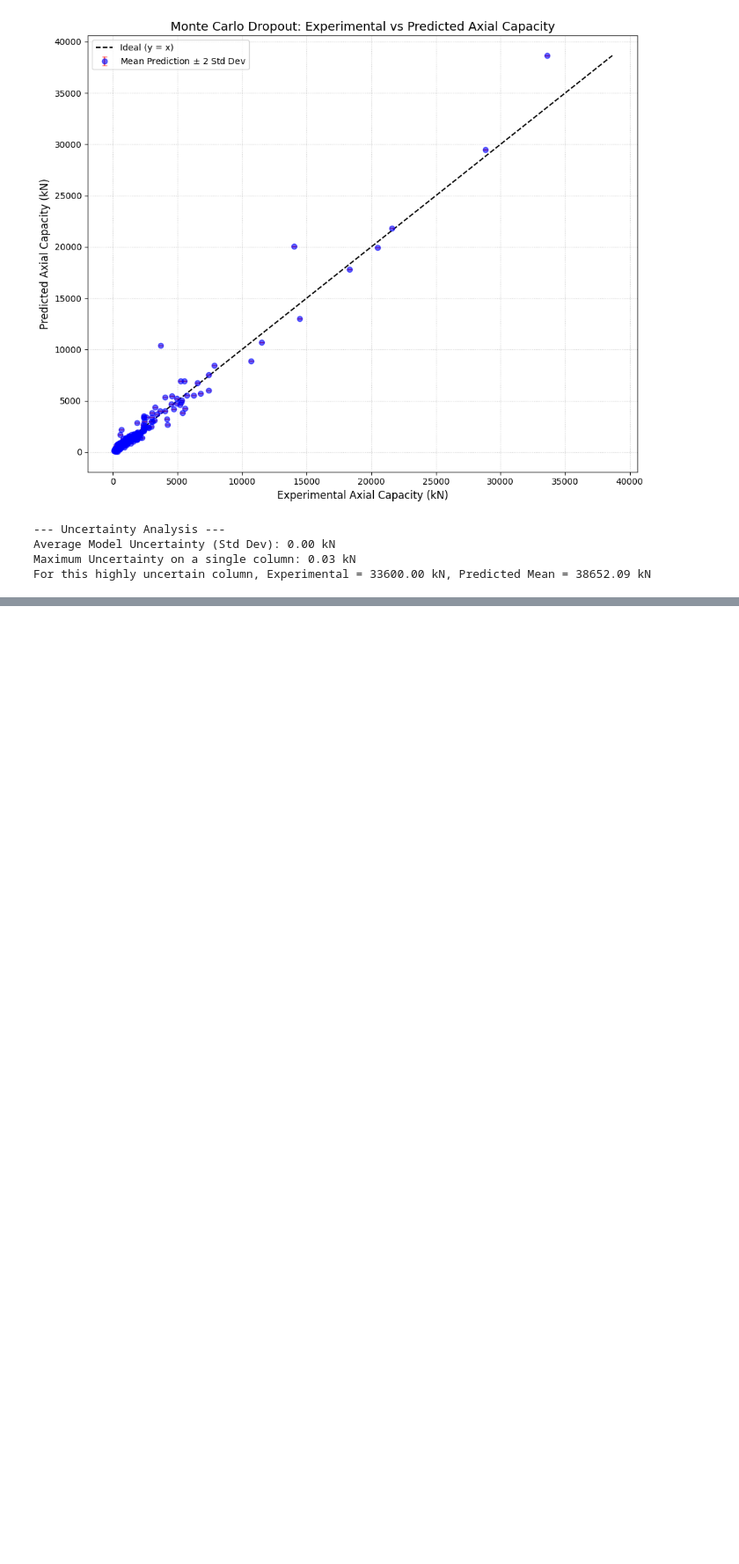
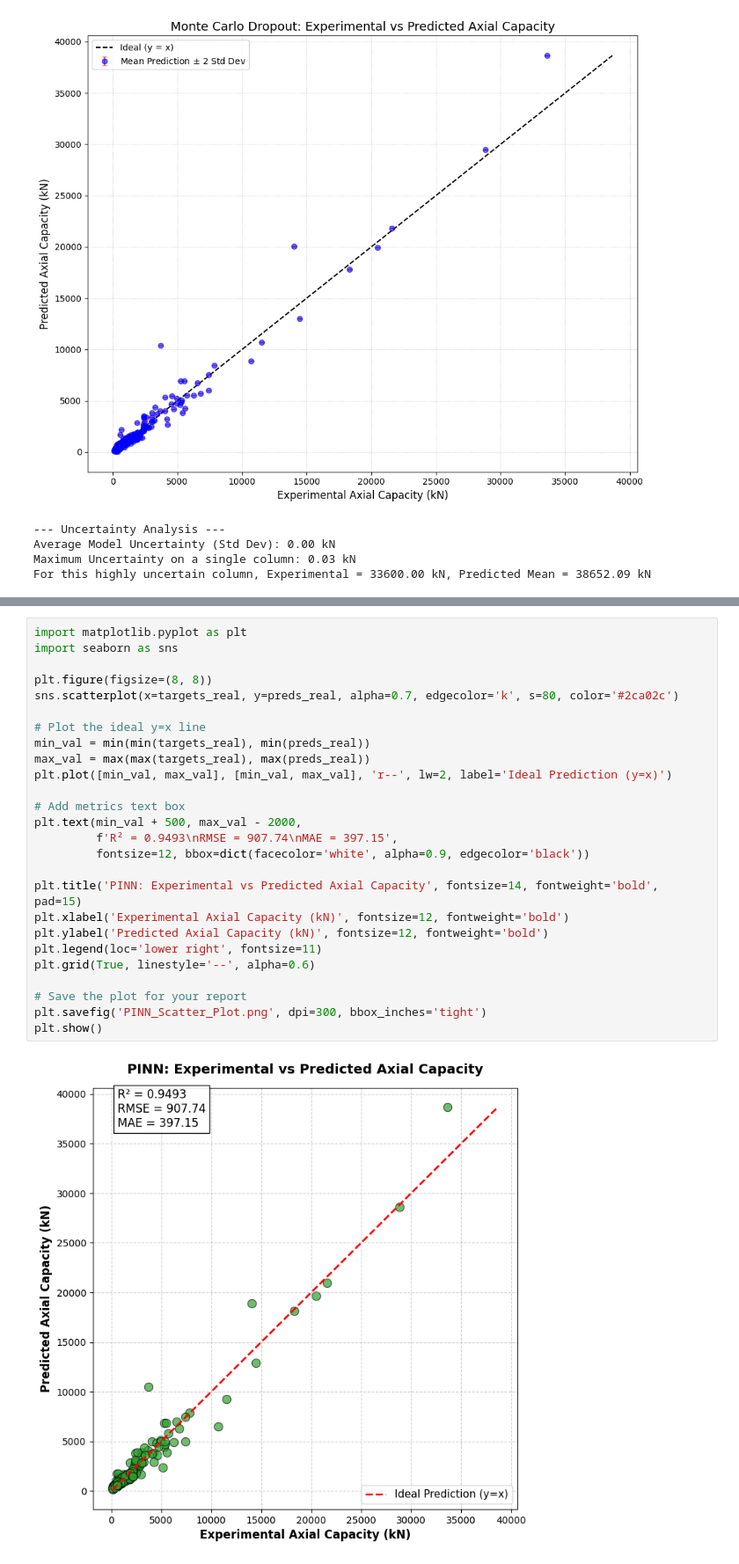
Before and after one commit to priyanshuiitbhu/Application-of-ML-PINNs-for-predicting-axial-loads-capacity-of-concrete-filled-steel-columns, a Jupyter notebook: ANN_PINNs.ipynb, the cells around one changed output, grey strips where cells are left out. Shown at 88% size. Drawn from its saved outputs; the diff is of its cells as text; blank space fills up the shorter version.

Commit message:
Update ANN and PINN workflow

```diff
--- a/ANN_PINNs.ipynb
+++ b/ANN_PINNs.ipynb
@@ -1104,0 +1116,28 @@ Epoch [500/500] | Total Loss: 0.0051 | MSE (Data): 0.0035 | Physics Penalty: 0.0
+# %%
+import matplotlib.pyplot as plt
+import seaborn as sns
+
+plt.figure(figsize=(8, 8))
+sns.scatterplot(x=targets_real, y=preds_real, alpha=0.7, edgecolor='k', s=80, color='#2ca02c')
+
+# Plot the ideal y=x line
+min_val = min(min(targets_real), min(preds_real))
+max_val = max(max(targets_real), max(preds_real))
+plt.plot([min_val, max_val], [min_val, max_val], 'r--', lw=2, label='Ideal Prediction (y=x)')
+
+# Add metrics text box
+plt.text(min_val + 500, max_val - 2000,
+         f'R² = 0.9493\nRMSE = 907.74\nMAE = 397.15',
+         fontsize=12, bbox=dict(facecolor='white', alpha=0.9, edgecolor='black'))
+
+plt.title('PINN: Experimental vs Predicted Axial Capacity', fontsize=14, fontweight='bold', pad=15)
+plt.xlabel('Experimental Axial Capacity (kN)', fontsize=12, fontweight='bold')
+plt.ylabel('Predicted Axial Capacity (kN)', fontsize=12, fontweight='bold')
+plt.legend(loc='lower right', fontsize=11)
+plt.grid(True, linestyle='--', alpha=0.6)
+
+# Save the plot for your report
+plt.savefig('PINN_Scatter_Plot.png', dpi=300, bbox_inches='tight')
+plt.show()
+# %% [output]
+[figure, added]
```
Also changed, not shown: parts of 13 cells of this notebook.
